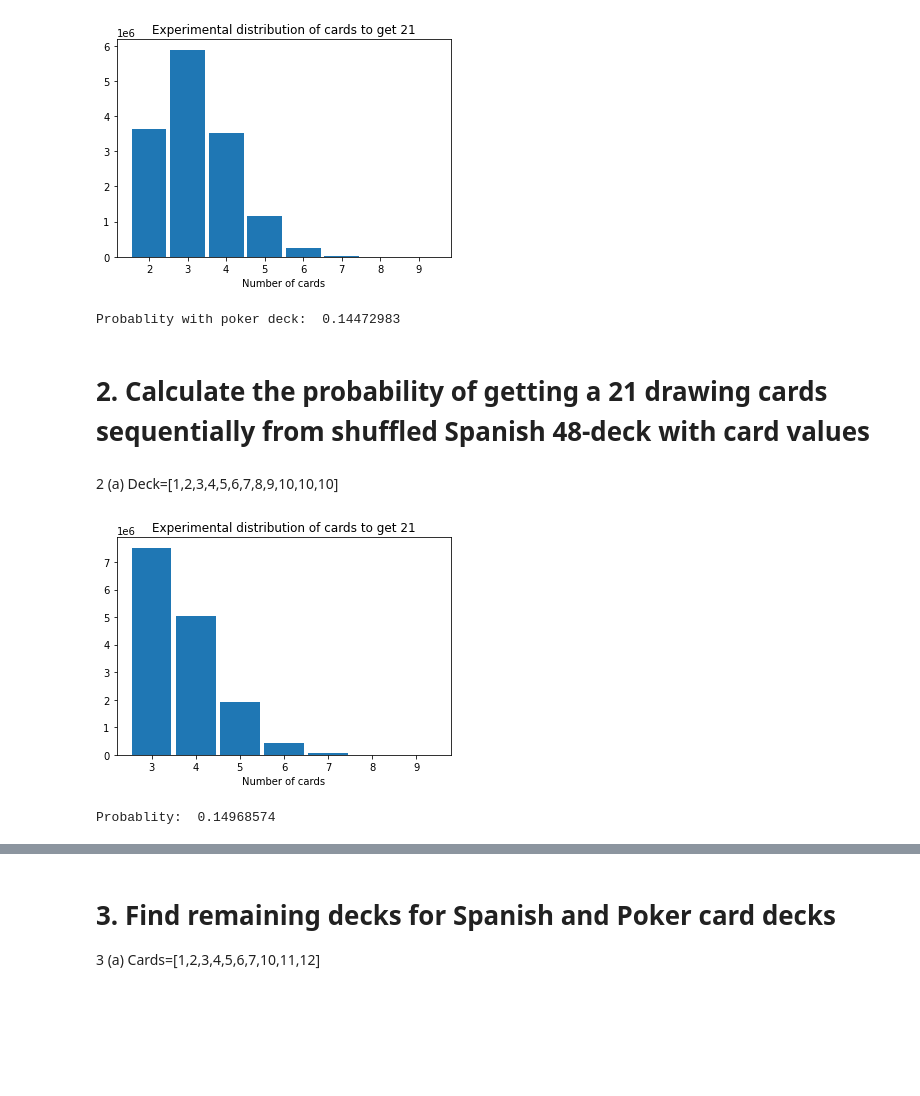
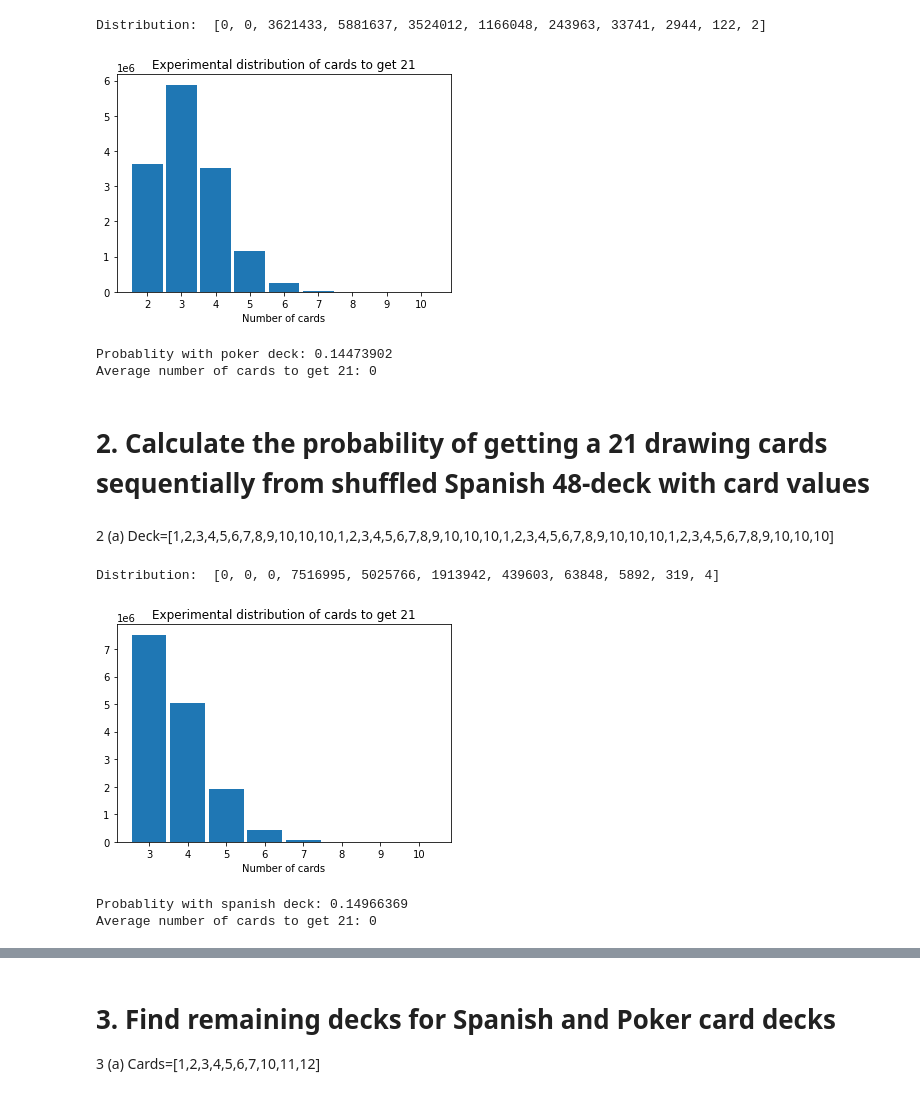
Before and after one commit to Andryut/MetNumUN2020II, a Jupyter notebook: 21BlackjackGrClass1StGroup2.ipynb, the cells around one changed output, grey strips where cells are left out. Saved outputs shown, nothing was run; the diff lists cells and outputs as text; code cells hidden in the pictures; blank space fills up the shorter version.

```diff
--- a/21BlackjackGrClass1StGroup2.ipynb
+++ b/21BlackjackGrClass1StGroup2.ipynb
@@ -57,15 +67,21 @@ Probablity with spanish deck:  0.15780614
-# %%
-print("Probablity with poker deck: ",calculate_probability(list(range(1,14))*4,n=100000000))
-# %% [output]
-[figure, removed]
-Probablity with poker deck:  0.14472983
+# %%
+probability, average = calculate_probability(list(range(1,14))*4, n=100000000)
+print("Probablity with poker deck: {}\nAverage number of cards to get 21: {}".format(probability, average))
+# %% [output]
+Distribution:  [0, 0, 3621433, 5881637, 3524012, 1166048, 243963, 33741, 2944, 122, 2]
+[figure, added]
+Probablity with poker deck: 0.14473902
+Average number of cards to get 21: 0
 # %% [markdown]
 # 2. Calculate the probability of getting a 21 drawing cards sequentially from shuffled Spanish 48-deck with card values
 # %% [markdown]
-2 (a) Deck=[1,2,3,4,5,6,7,8,9,10,10,10]
+2 (a) Deck=[1,2,3,4,5,6,7,8,9,10,10,10,1,2,3,4,5,6,7,8,9,10,10,10,1,2,3,4,5,6,7,8,9,10,10,10,1,2,3,4,5,6,7,8,9,10,10,10]
 # %%
-print("Probablity: ",calculate_probability([1,2,3,4,5,6,7,8,9,10,10,10]*4,n=100000000))
+probability, average = calculate_probability([1,2,3,4,5,6,7,8,9,10,10,10]*4, n=100000000)
+print("Probablity with spanish deck: {}\nAverage number of cards to get 21: {}".format(probability, average))
 # %% [output]
+Distribution:  [0, 0, 0, 7516995, 5025766, 1913942, 439603, 63848, 5892, 319, 4]
-[figure, old version]
+[figure, new version]
-Probablity:  0.14968574
+Probablity with spanish deck: 0.14966369
+Average number of cards to get 21: 0
 # %% [markdown]
```
Also changed, not shown: parts of 42 cells of this notebook.
